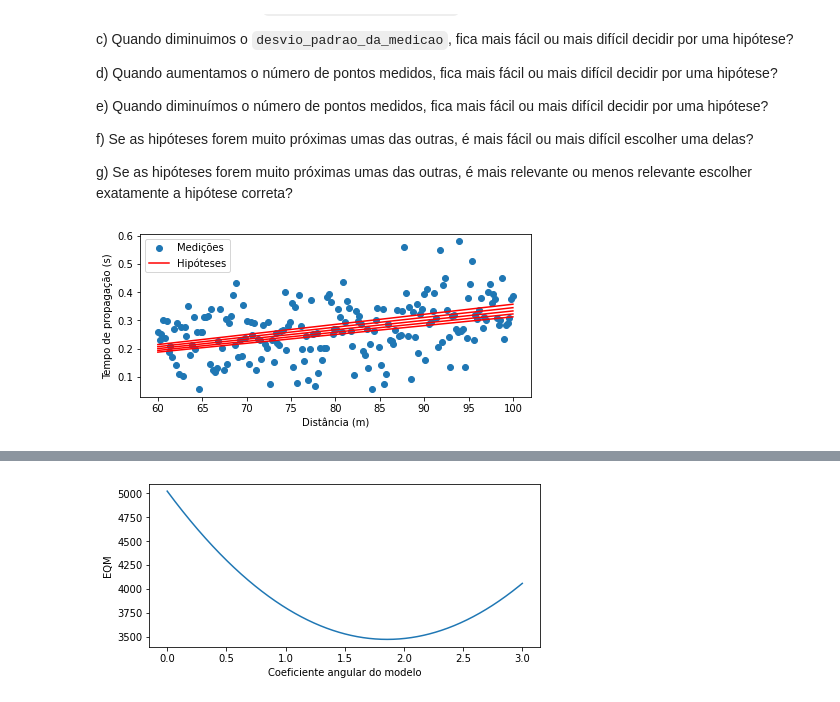
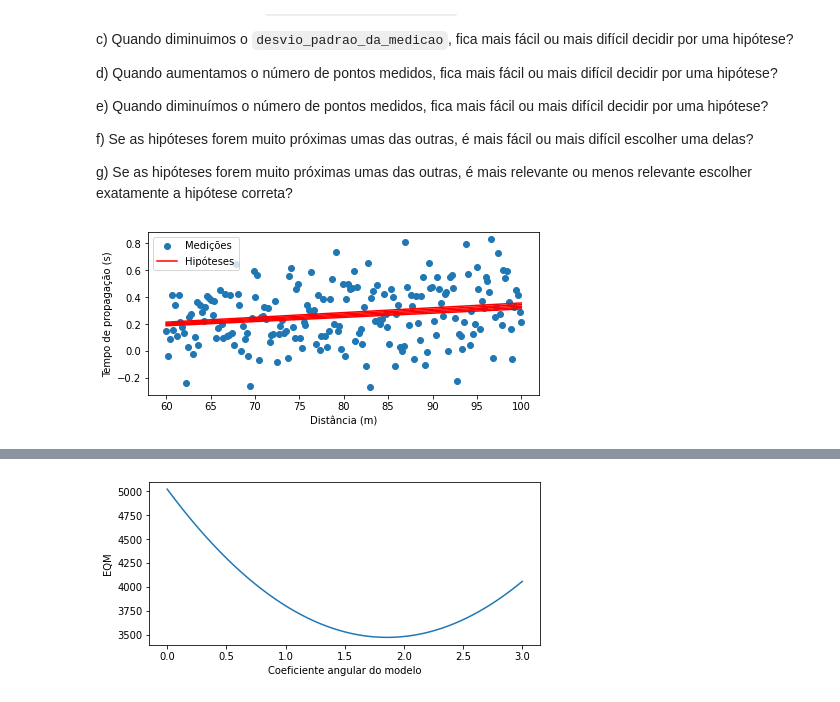
Before and after one commit to alfredjynx/alglin-alunos, a Jupyter notebook: 06-regressao_classificacao.ipynb, the cells around one changed output, grey strips where cells are left out. Saved outputs shown, nothing was run; the diff lists cells and outputs as text; code cells hidden in the pictures.

```diff
--- a/06-regressao_classificacao.ipynb
+++ b/06-regressao_classificacao.ipynb
@@ -76,27 +76,27 @@ g) Se as hipóteses forem muito próximas umas das outras, é mais relevante ou
 # %%
 import numpy as np
 import matplotlib.pyplot as plt
 
 c = 300 # velocidade do som, em metros por segundo - esse valor foi absolutamente inventado para fins de exemplo
 delta_s = np.linspace(60,100,200) # medimos 20 distâncias, indo de 60 a 100 metros
 t = (1/c) * delta_s
 
-desvio_padrao_da_medicao = 0.1 # Desvio padrão, em segundos - esse número também é inventado!
+desvio_padrao_da_medicao = 0.2 # Desvio padrão, em segundos - esse número também é inventado!
 t_medido = t + np.random.randn(200) * desvio_padrao_da_medicao
 
 plt.figure(figsize=(7,3))
 plt.scatter(delta_s, t_medido)
 plt.plot(delta_s, (1/280) * delta_s, 'r')
 plt.plot(delta_s, (1/290) * delta_s, 'r')
 plt.plot(delta_s, (1/300) * delta_s, 'r')
 plt.plot(delta_s, (1/310) * delta_s, 'r')
 plt.plot(delta_s, (1/320) * delta_s, 'r')
 plt.xlabel('Distância (m)')
 plt.ylabel('Tempo de propagação (s)')
 plt.legend(['Medições', 'Hipóteses'])
 plt.show()
 # %% [output]
-[figure, old version]
+[figure, new version]
 # %% [markdown]
 ## Exercício 2
 *Objetivo: encontrar e analisar o erro de aproximação entre modelo e medidas*
```
